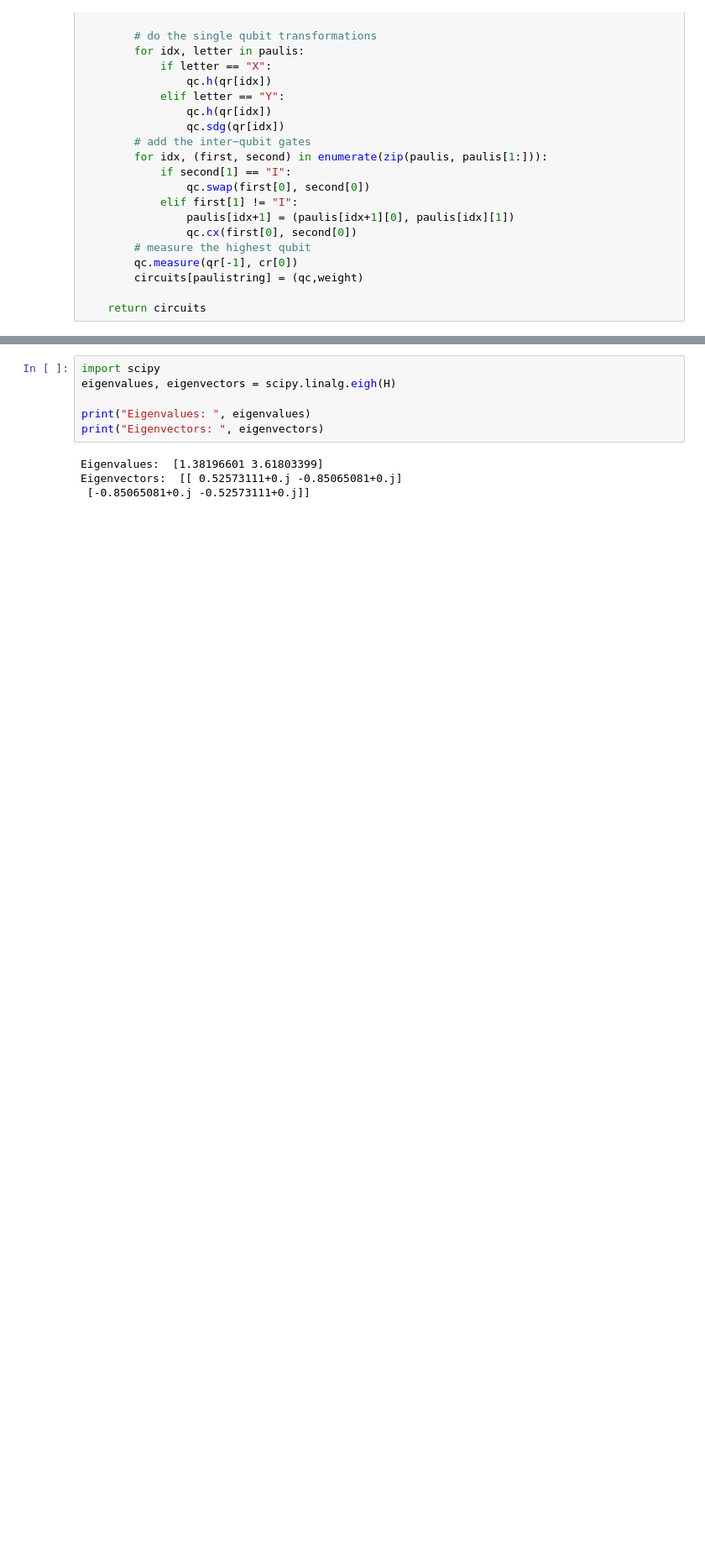
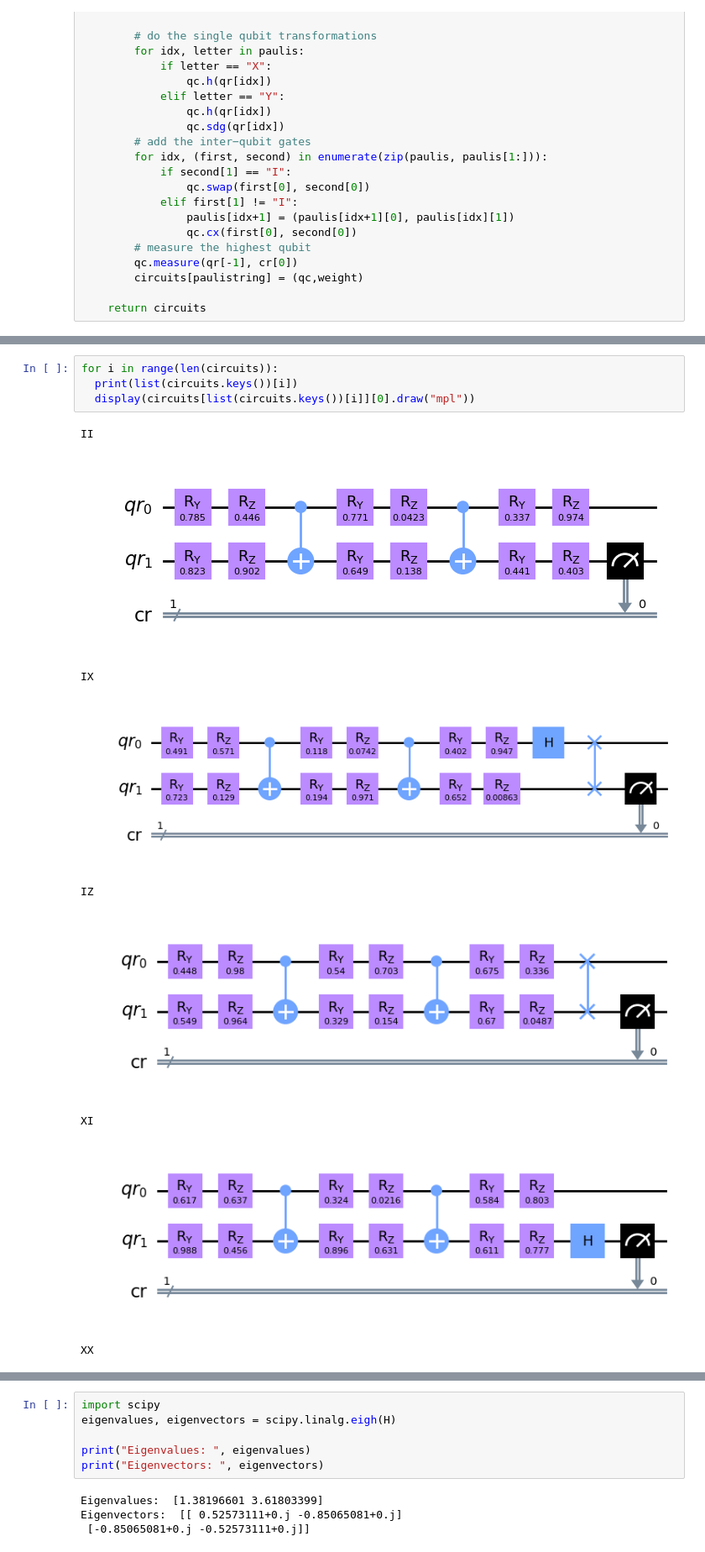
Before and after one commit to MUbarak123-56/qml-optimization, a Jupyter notebook: ground_state.ipynb, the cells around one changed output, grey strips where cells are left out. Shown at 84% size. Cells and saved outputs as stored; diff of their text form; blank space fills up the shorter version.

```diff
--- a/ground_state.ipynb
+++ b/ground_state.ipynb
@@ -165,0 +188,14 @@ def matrix_decomposition_circuits(H, add_ansatz):
+# %%
+for i in range(len(circuits)):
+  print(list(circuits.keys())[i])
+  display(circuits[list(circuits.keys())[i]][0].draw("mpl"))
+# %% [output]
+II
+[figure, added]
+IX
+[figure, added]
+IZ
+[figure, added]
+XI
+[figure, added]
+XX
```
Also changed, not shown: parts of 11 cells of this notebook.
